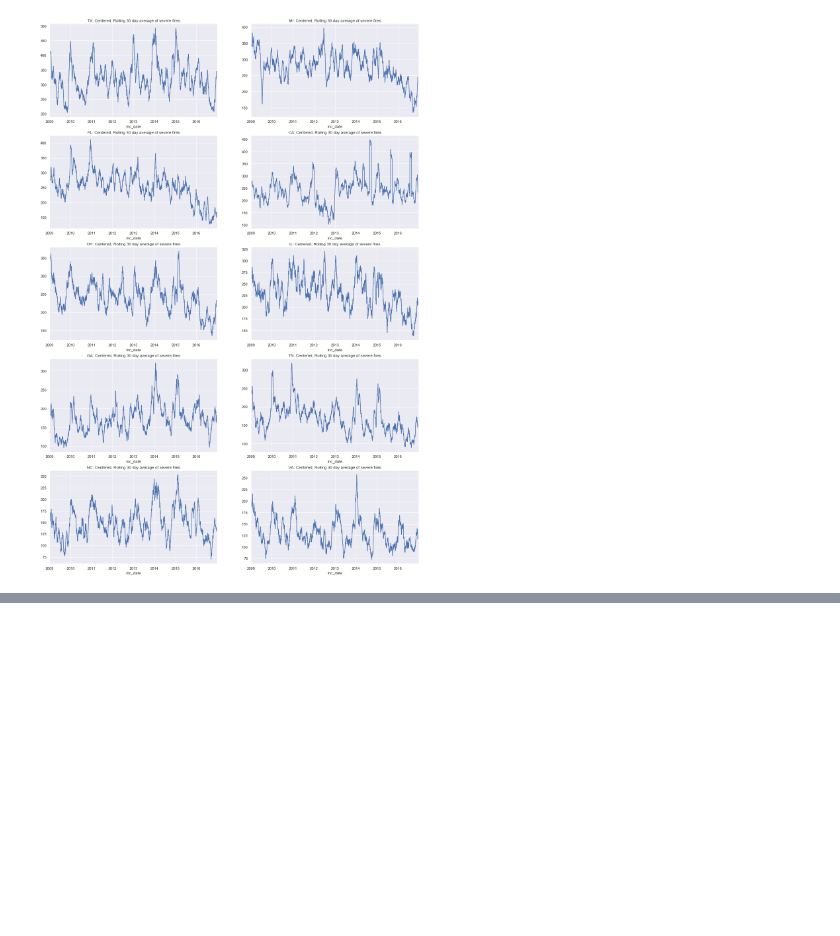
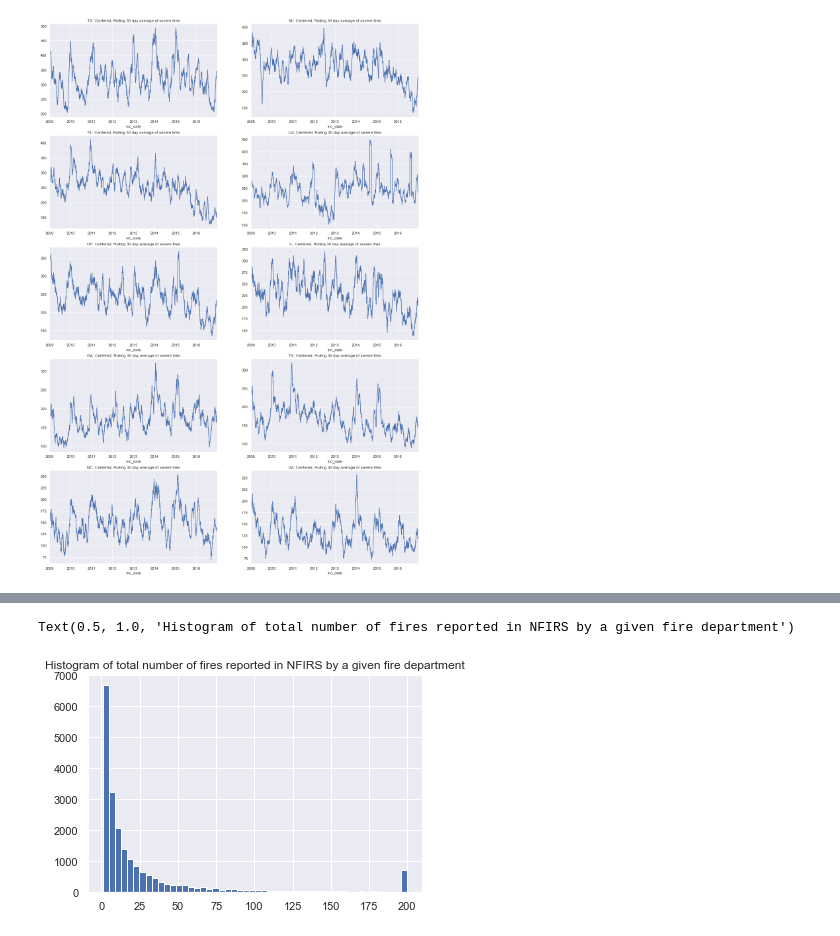
Before and after one commit to DataKind-DC/rcp2, a Jupyter notebook: notebooks/thw_EDA_nfirs_svi_data.ipynb, the cells around one changed output, grey strips where cells are left out. Saved outputs shown, nothing was run; the diff lists cells and outputs as text; code cells hidden in the pictures; blank space fills up the shorter version.

```diff
--- a/notebooks/thw_EDA_nfirs_svi_data.ipynb
+++ b/notebooks/thw_EDA_nfirs_svi_data.ipynb
@@ -311,0 +367,3 @@ for state,ax in zip(top_10_states,fig.axes):
+# %%
+fire_depts['st_fdid'] = fire_depts['STATE'] + fire_depts['FDID'].astype(str)
+nfirs['st_fdid'] = nfirs['state'] + nfirs['fdid'].astype(str)
@@ -311,0 +494,7 @@ for state,ax in zip(top_10_states,fig.axes):
+# %%
+fig,ax = plt.subplots()
+nfirs_fdid['sum_tot_fires'].clip(0,200).hist(bins = 50,ax=ax)
+ax.set_title('Histogram of total number of fires reported in NFIRS by a given fire department')
+# %% [output]
+Text(0.5, 1.0, 'Histogram of total number of fires reported in NFIRS by a given fire department')
+[figure, added]
```
Also changed, not shown: parts of 77 cells of this notebook.
